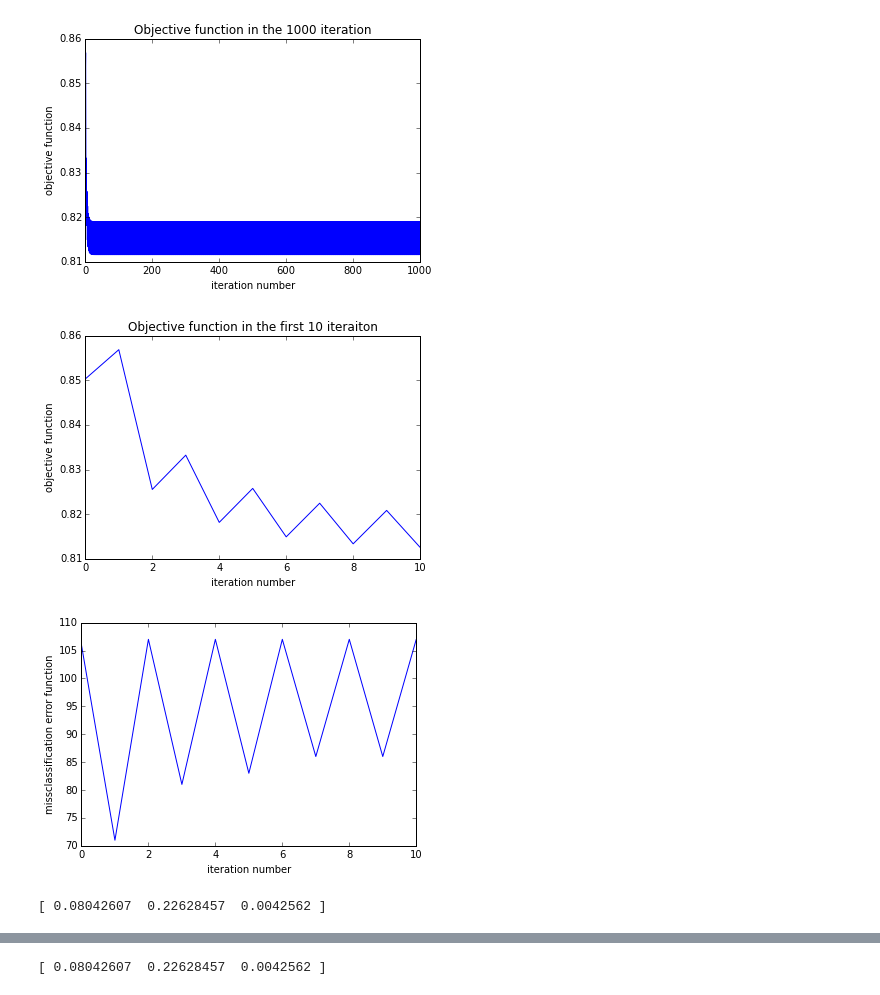
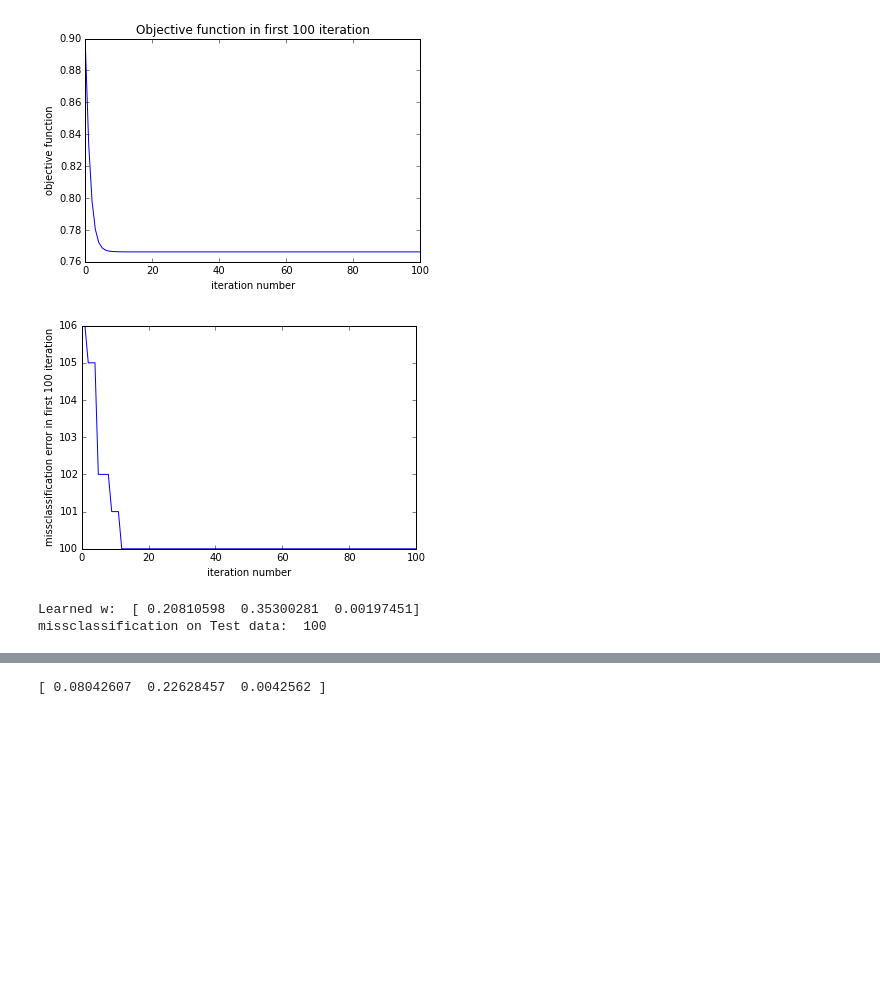
Before and after one commit to mc3784/Computational-Machine-Learning-, a Jupyter notebook: LossFunctions.ipynb, the cells around one changed output, grey strips where cells are left out. Drawn from its saved outputs; the diff is of its cells as text; code cells hidden in the pictures; blank space fills up the shorter version.

```diff
--- a/LossFunctions.ipynb
+++ b/LossFunctions.ipynb
@@ -126,6 +129,3 @@ def compute_obj(w,data,y):
         p = y[iIter]*np.dot(x,w)
         lossSum += 0 if p>1+h else (1-p if p<1-h else ((1+h-p)**2)/(4*h))
     return np.dot(w,w)+C*lossSum/len(data)
-# %%
-w=np.array([0,0,0])
-compute_obj(w,dataSet[0],dataSet[1])
@@ -153,3 +149,10 @@ def compute_grad(w,data,y):
 def numeric_check(delta,epsilon):
     return (compute_obj(w+epsilon*delta,dataSet[0],dataSet[1])-
             compute_obj(w-epsilon*delta,dataSet[0],dataSet[1]))/(2*epsilon)
+
+w=np.array([1.5,3,2.7])
+epsilon=0.001
+grad=compute_grad(w,dataSet[0],dataSet[1])
+print grad[0]-numeric_check(np.array([1,0,0]),epsilon)
+print grad[1]-numeric_check(np.array([0,1,0]),epsilon)
+print grad[2]-numeric_check(np.array([0,0,1]),epsilon)
@@ -156,12 +162,0 @@ def numeric_check(delta,epsilon):
-# %%
-w=np.array([2,1,1])
-print "Computed value of the gradient on the two direction of the axis: "
-print compute_grad(w,dataSet[0],dataSet[1])
-epsilon=0.000001
-print "Numerical check of the gradient on the two direction corresponding to the axis"
-delta=np.array([1,0,0])
-print numeric_check(delta,epsilon)
-delta=np.array([0,1,0])
-print numeric_check(delta,epsilon)
-delta=np.array([0,0,1])
-print numeric_check(delta,epsilon)
@@ -210 +216,12 @@ array([False, False, False], dtype=bool)
+# %%
+def my_svm(trainData,testData,k,stopCrit="",showPlot=False,backtr=False,eta=1):
+    w=np.zeros(3)
+    if (backtr):
+        eta0=1
+    else:
+        eta0=0.1*(1.1)**k
+    wT=my_gradient_descent(trainData[0],trainData[1],eta=eta0,plot=showPlot,backtracking=backtr,stopCriteria=stopCrit)
+    miss_error=(np.dot(testData[0],wT)*testData[1]<0).sum()
+    print "Learned w: ",wT
+    print "missclassification on Test data: ",miss_error
 # %% [markdown]
@@ -220,10 +231,9 @@ wT=my_gradient_descent(dataSet[0],dataSet[1],eta=0.1*(1.1)**k)
-# %%
-w=np.zeros(3)
-k=19
-wT=my_gradient_descent(dataSet[0],dataSet[1],eta=0.1*(1.1)**k)
-print wT
-# %% [output]
-[figure, removed]
-[figure, removed]
-[figure, removed]
-[ 0.08042607  0.22628457  0.0042562 ]
+# %%
+trainData = dataset_fixed_cov(1,1,1000)
+testData = dataset_fixed_cov(1,1,1000)
+my_svm(trainData,testData,1,stopCrit="",showPlot=True,backtr=False)
+# %% [output]
+[figure, added]
+[figure, added]
+Learned w:  [ 0.20810598  0.35300281  0.00197451]
+missclassification on Test data:  100
```
Also changed, not shown: parts of 41 cells of this notebook, 1 other file.
